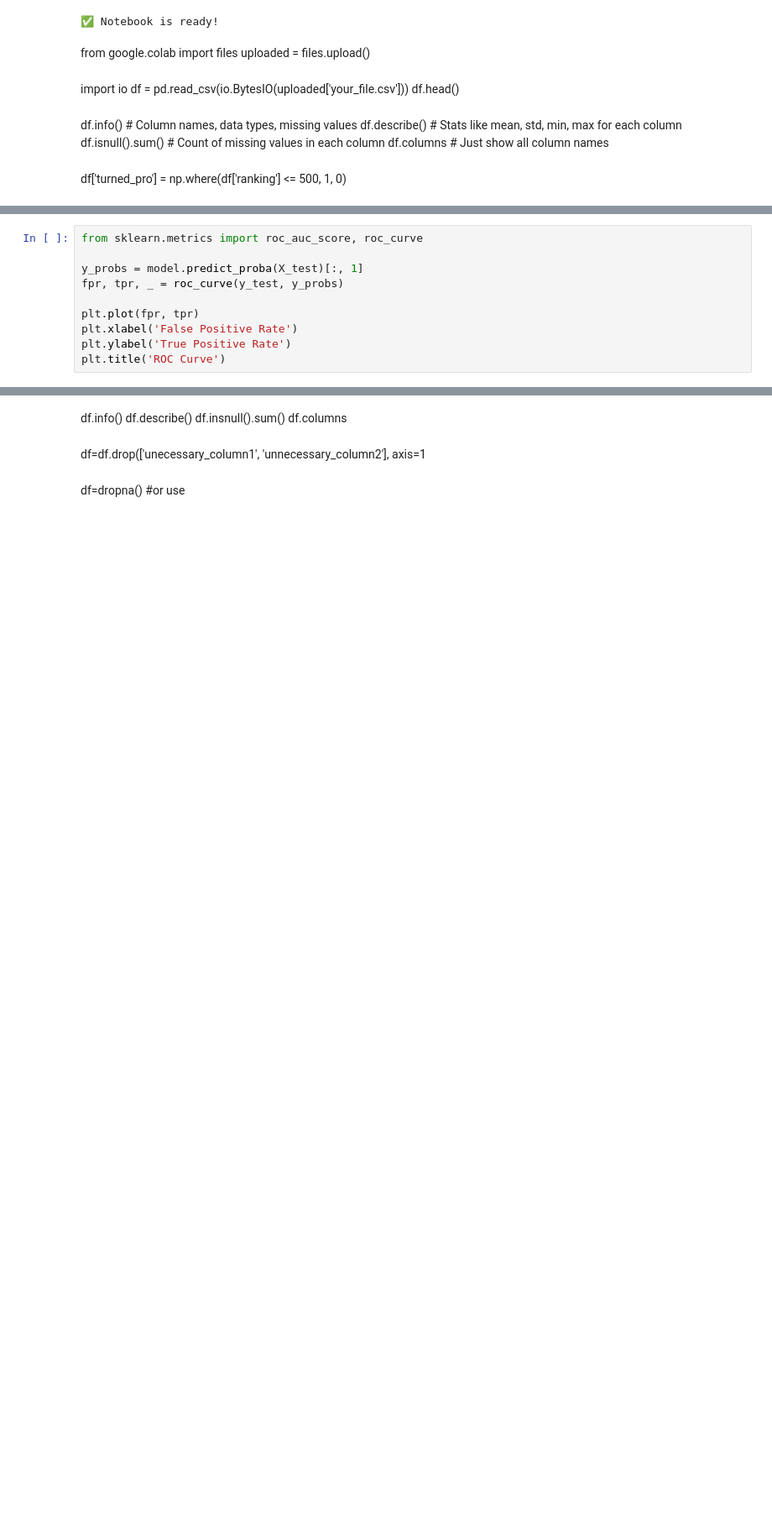
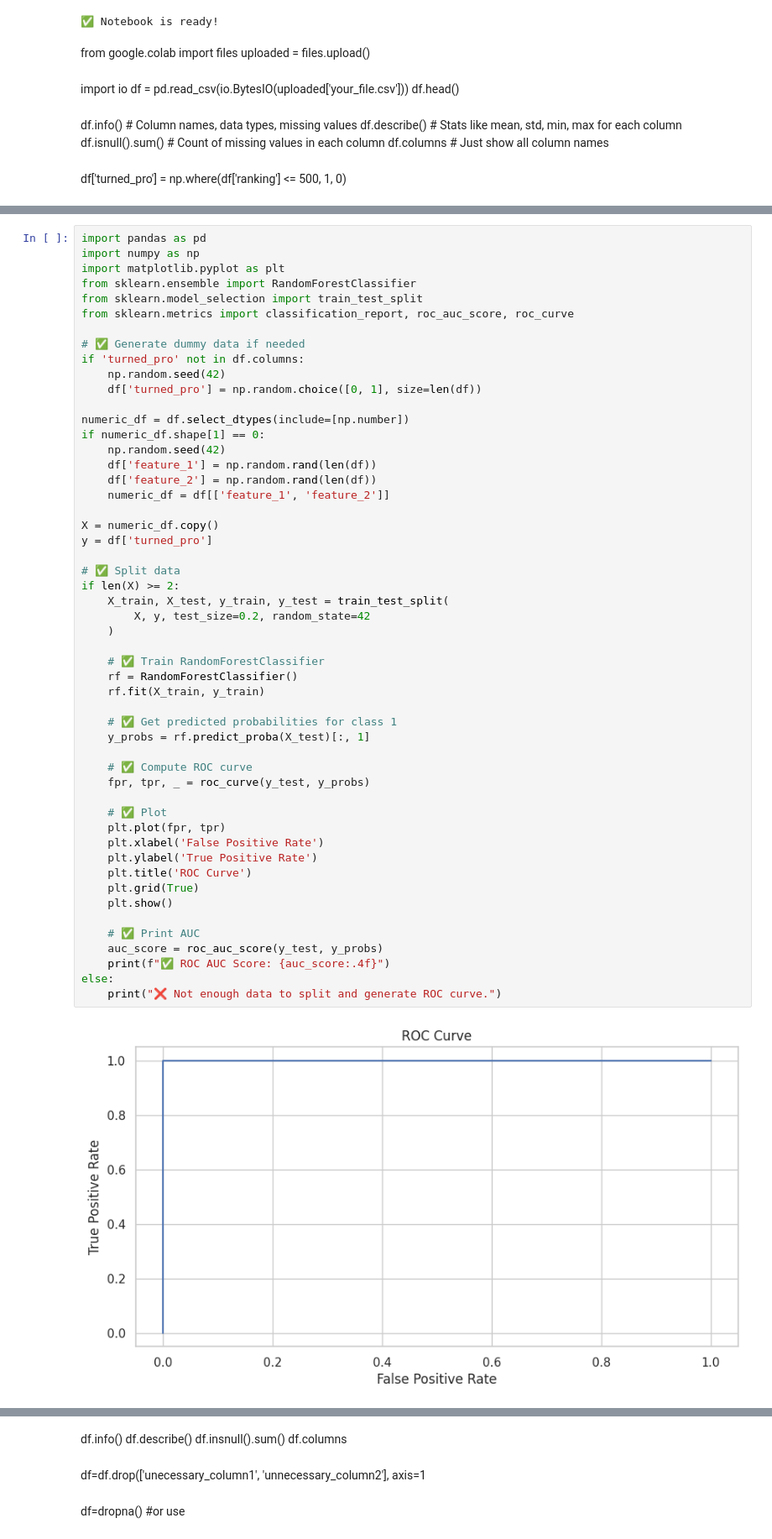
Before and after one commit to roboy88/Junior-tennis-Pro-predictor-, a Jupyter notebook: 01_data_analysis.ipynb, the cells around one changed output, grey strips where cells are left out. Shown: that part at 84% size. Saved outputs shown, nothing was run; the diff lists cells and outputs as text; blank space fills up the shorter version.

```diff
--- a/01_data_analysis.ipynb
+++ b/01_data_analysis.ipynb
@@ -92,10 +94,0 @@ print(classification_report(y_test, rf.predict(X_test)))
-# %%
-from sklearn.metrics import roc_auc_score, roc_curve
-
-y_probs = model.predict_proba(X_test)[:, 1]
-fpr, tpr, _ = roc_curve(y_test, y_probs)
-
-plt.plot(fpr, tpr)
-plt.xlabel('False Positive Rate')
-plt.ylabel('True Positive Rate')
-plt.title('ROC Curve')
@@ -108,0 +337,54 @@ plt.title("Feature Importance")
+# %%
+import pandas as pd
+import numpy as np
+import matplotlib.pyplot as plt
+from sklearn.ensemble import RandomForestClassifier
+from sklearn.model_selection import train_test_split
+from sklearn.metrics import classification_report, roc_auc_score, roc_curve
+
+# ✅ Generate dummy data if needed
+if 'turned_pro' not in df.columns:
+    np.random.seed(42)
+    df['turned_pro'] = np.random.choice([0, 1], size=len(df))
+
+numeric_df = df.select_dtypes(include=[np.number])
+if numeric_df.shape[1] == 0:
+    np.random.seed(42)
+    df['feature_1'] = np.random.rand(len(df))
+    df['feature_2'] = np.random.rand(len(df))
+    numeric_df = df[['feature_1', 'feature_2']]
+
+X = numeric_df.copy()
+y = df['turned_pro']
+
+# ✅ Split data
+if len(X) >= 2:
+    X_train, X_test, y_train, y_test = train_test_split(
+        X, y, test_size=0.2, random_state=42
+    )
+
+    # ✅ Train RandomForestClassifier
+    rf = RandomForestClassifier()
+    rf.fit(X_train, y_train)
+
+    # ✅ Get predicted probabilities for class 1
+    y_probs = rf.predict_proba(X_test)[:, 1]
+
+    # ✅ Compute ROC curve
+    fpr, tpr, _ = roc_curve(y_test, y_probs)
+
+    # ✅ Plot
+    plt.plot(fpr, tpr)
+    plt.xlabel('False Positive Rate')
+    plt.ylabel('True Positive Rate')
+    plt.title('ROC Curve')
+    plt.grid(True)
+    plt.show()
+
+    # ✅ Print AUC
+    auc_score = roc_auc_score(y_test, y_probs)
+    print(f"✅ ROC AUC Score: {auc_score:.4f}")
+else:
+    print("❌ Not enough data to split and generate ROC curve.")
+# %% [output]
+[figure, added]
```
Also changed, not shown: parts of 19 cells of this notebook.
